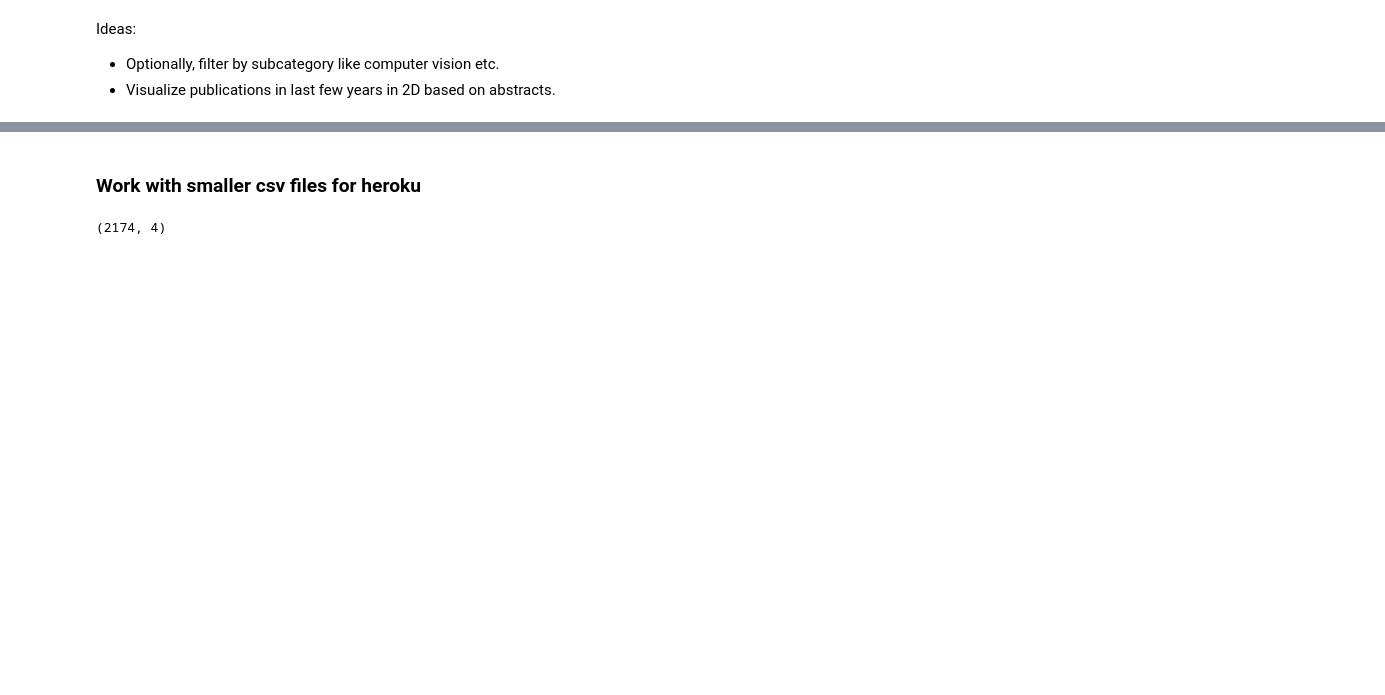
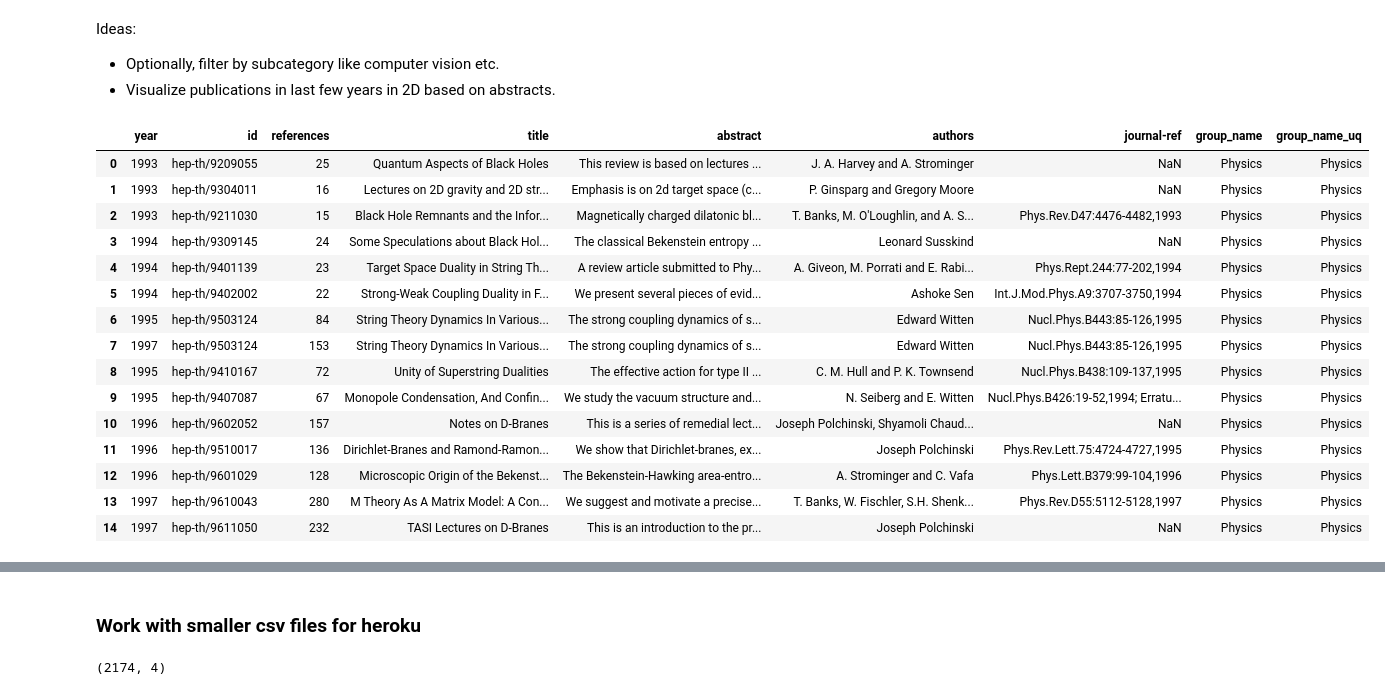
Before and after one commit to krishanr/mathjobs, a Jupyter notebook: notebooks/arxiv-taxonomy-e-top-influential-papers.ipynb, the cells around one changed output, grey strips where cells are left out. Cells and saved outputs as stored; diff of their text form; code cells hidden in the pictures; blank space fills up the shorter version.

```diff
--- a/notebooks/arxiv-taxonomy-e-top-influential-papers.ipynb
+++ b/notebooks/arxiv-taxonomy-e-top-influential-papers.ipynb
@@ -1084,3 +1103,24 @@ df_versions =  pd.read_csv(project_dir / "data/processed/archive/arxiv-metadata-
 df_taxonomy = pd.read_csv(project_dir / "data/processed/archive/arxiv-metadata-ext-taxonomy.csv")
 df_categories = pd.read_csv(project_dir / "data/processed/archive/arxiv-metadata-ext-category.csv",dtype={'id': object})
 df_citations = pd.read_csv(project_dir / "data/processed/archive/arxiv-metadata-ext-version.csv" ,dtype={'id': object, 'id_reference' : object})
+# %%
+sec_result =  pd.read_csv((project_dir / "data/processed/archive/arxiv-metadata-influential.csv"),dtype={'id': object})
+# %%
+sec_result.head(15)
+# %% [output]
+|  | year | id | references | title | abstract | authors | journal-ref | group_name | group_name_uq |
+| 0 | 1993 | hep-th/9209055 | 25 | Quantum Aspects of Black Holes | This review is based on lectures ... | J. A. Harvey and A. Strominger | NaN | Physics | Physics |
+| 1 | 1993 | hep-th/9304011 | 16 | Lectures on 2D gravity and 2D str... | Emphasis is on 2d target space (c... | P. Ginsparg and Gregory Moore | NaN | Physics | Physics |
+| 2 | 1993 | hep-th/9211030 | 15 | Black Hole Remnants and the Infor... | Magnetically charged dilatonic bl... | T. Banks, M. O'Loughlin, and A. S... | Phys.Rev.D47:4476-4482,1993 | Physics | Physics |
+| 3 | 1994 | hep-th/9309145 | 24 | Some Speculations about Black Hol... | The classical Bekenstein entropy ... | Leonard Susskind | NaN | Physics | Physics |
+| 4 | 1994 | hep-th/9401139 | 23 | Target Space Duality in String Th... | A review article submitted to Phy... | A. Giveon, M. Porrati and E. Rabi... | Phys.Rept.244:77-202,1994 | Physics | Physics |
+| 5 | 1994 | hep-th/9402002 | 22 | Strong-Weak Coupling Duality in F... | We present several pieces of evid... | Ashoke Sen | Int.J.Mod.Phys.A9:3707-3750,1994 | Physics | Physics |
+| 6 | 1995 | hep-th/9503124 | 84 | String Theory Dynamics In Various... | The strong coupling dynamics of s... | Edward Witten | Nucl.Phys.B443:85-126,1995 | Physics | Physics |
+| 7 | 1997 | hep-th/9503124 | 153 | String Theory Dynamics In Various... | The strong coupling dynamics of s... | Edward Witten | Nucl.Phys.B443:85-126,1995 | Physics | Physics |
+| 8 | 1995 | hep-th/9410167 | 72 | Unity of Superstring Dualities | The effective action for type II ... | C. M. Hull and P. K. Townsend | Nucl.Phys.B438:109-137,1995 | Physics | Physics |
+| 9 | 1995 | hep-th/9407087 | 67 | Monopole Condensation, And Confin... | We study the vacuum structure and... | N. Seiberg and E. Witten | Nucl.Phys.B426:19-52,1994; Erratu... | Physics | Physics |
+| 10 | 1996 | hep-th/9602052 | 157 | Notes on D-Branes | This is a series of remedial lect... | Joseph Polchinski, Shyamoli Chaud... | NaN | Physics | Physics |
+| 11 | 1996 | hep-th/9510017 | 136 | Dirichlet-Branes and Ramond-Ramon... | We show that Dirichlet-branes, ex... | Joseph Polchinski | Phys.Rev.Lett.75:4724-4727,1995 | Physics | Physics |
+| 12 | 1996 | hep-th/9601029 | 128 | Microscopic Origin of the Bekenst... | The Bekenstein-Hawking area-entro... | A. Strominger and C. Vafa | Phys.Lett.B379:99-104,1996 | Physics | Physics |
+| 13 | 1997 | hep-th/9610043 | 280 | M Theory As A Matrix Model: A Con... | We suggest and motivate a precise... | T. Banks, W. Fischler, S.H. Shenk... | Phys.Rev.D55:5112-5128,1997 | Physics | Physics |
+| 14 | 1997 | hep-th/9611050 | 232 | TASI Lectures on D-Branes | This is an introduction to the pr... | Joseph Polchinski | NaN | Physics | Physics |
```
Also changed, not shown: parts of 49 cells of this notebook, 4 other files.
